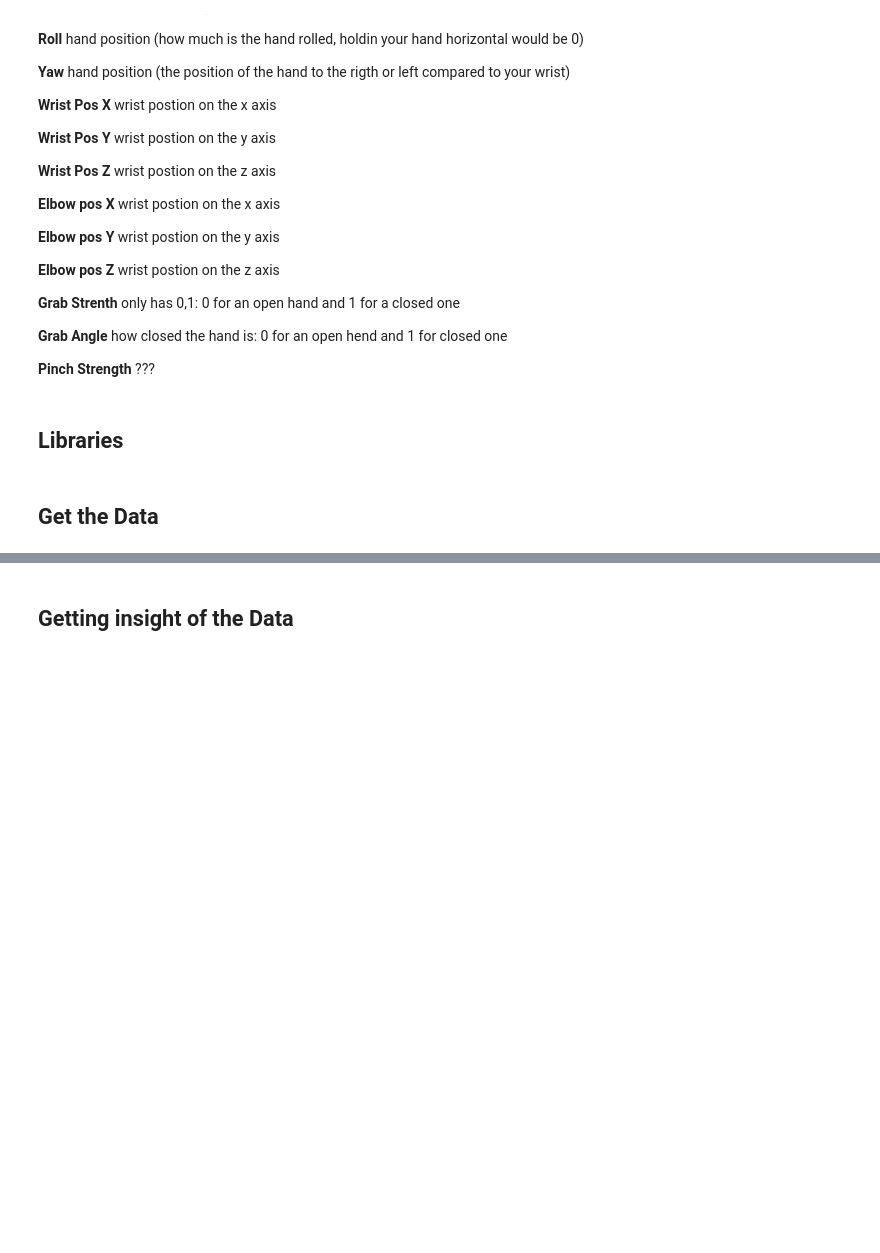
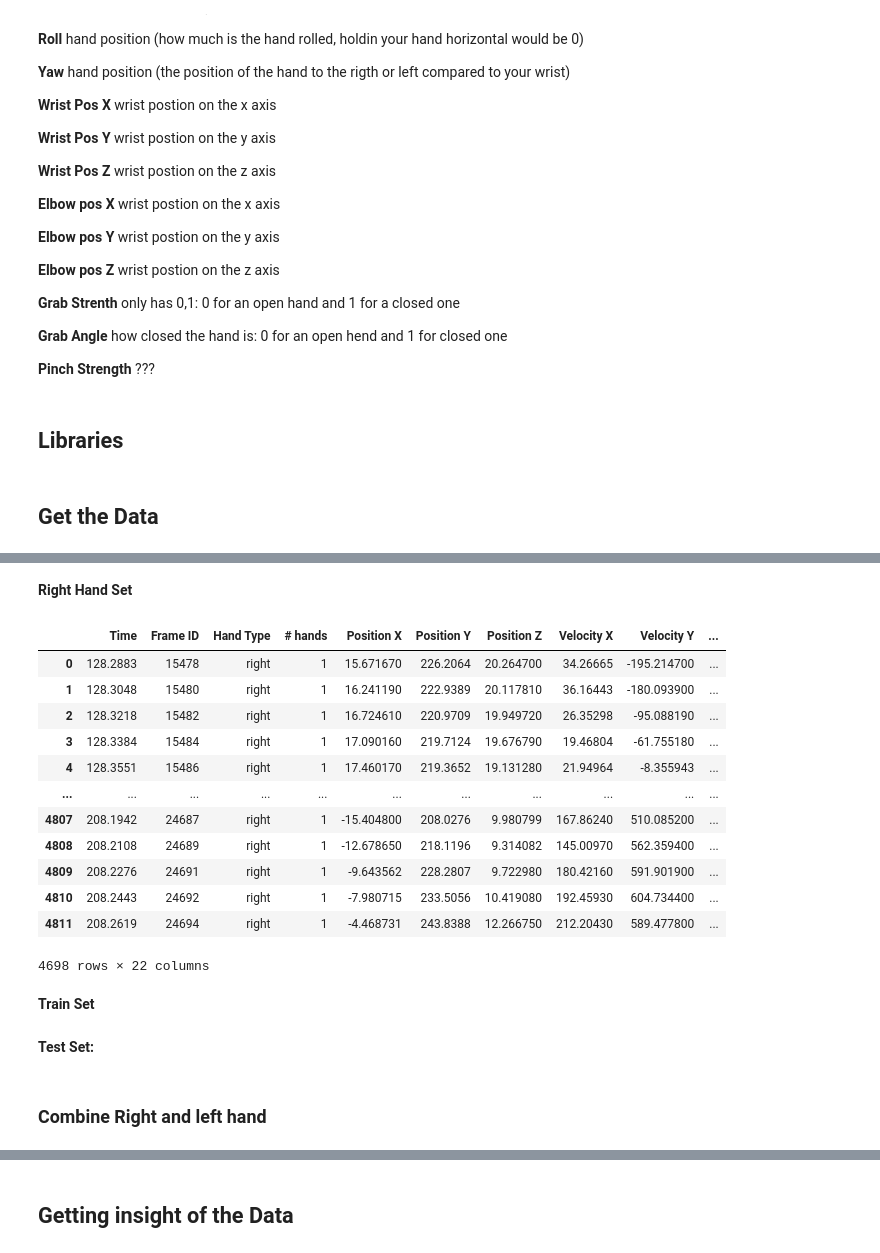
Before and after one commit to Inon-Sinn/Project-Gmar-2, a Jupyter notebook: Part 4 Hands.ipynb, the cells around one changed output, grey strips where cells are left out. Saved outputs shown, nothing was run; the diff lists cells and outputs as text; code cells hidden in the pictures; blank space fills up the shorter version.

```diff
--- a/Part 4 Hands.ipynb
+++ b/Part 4 Hands.ipynb
@@ -72,0 +170,28 @@ warnings.filterwarnings('ignore')
+# %%
+def Cleaning_Right_hand(df):
+    df2 = df[df[' Hand Type'] == 'right']
+    df3 = df2[df[' # hands'] == 1]
+    return df3
+# %% [markdown]
+**Right Hand Set**
+# %%
+Right_Hand = pd.read_csv('csv folder/Hand_Movement/HandRight.csv')
+Right_Hand = Cleaning_Right_hand(Right_Hand)
+# %%
+Right_Hand
+# %% [output]
+|  | Time | Frame ID | Hand Type | # hands | Position X | Position Y | Position Z | Velocity X | Velocity Y | ... |
+| 0 | 128.2883 | 15478 | right | 1 | 15.671670 | 226.2064 | 20.264700 | 34.26665 | -195.214700 | ... |
+| 1 | 128.3048 | 15480 | right | 1 | 16.241190 | 222.9389 | 20.117810 | 36.16443 | -180.093900 | ... |
+| 2 | 128.3218 | 15482 | right | 1 | 16.724610 | 220.9709 | 19.949720 | 26.35298 | -95.088190 | ... |
+| 3 | 128.3384 | 15484 | right | 1 | 17.090160 | 219.7124 | 19.676790 | 19.46804 | -61.755180 | ... |
+| 4 | 128.3551 | 15486 | right | 1 | 17.460170 | 219.3652 | 19.131280 | 21.94964 | -8.355943 | ... |
+| ... | ... | ... | ... | ... | ... | ... | ... | ... | ... | ... |
+| 4807 | 208.1942 | 24687 | right | 1 | -15.404800 | 208.0276 | 9.980799 | 167.86240 | 510.085200 | ... |
+| 4808 | 208.2108 | 24689 | right | 1 | -12.678650 | 218.1196 | 9.314082 | 145.00970 | 562.359400 | ... |
+| 4809 | 208.2276 | 24691 | right | 1 | -9.643562 | 228.2807 | 9.722980 | 180.42160 | 591.901900 | ... |
+| 4810 | 208.2443 | 24692 | right | 1 | -7.980715 | 233.5056 | 10.419080 | 192.45930 | 604.734400 | ... |
+| 4811 | 208.2619 | 24694 | right | 1 | -4.468731 | 243.8388 | 12.266750 | 212.20430 | 589.477800 | ... |
+4698 rows × 22 columns
+# %% [markdown]
+**Train Set**
@@ -72,0 +202,2 @@ warnings.filterwarnings('ignore')
+# %% [markdown]
+**Test Set:**
@@ -72,0 +208,2 @@ warnings.filterwarnings('ignore')
+# %% [markdown]
+### Combine Right and left hand
```
Also changed, not shown: parts of 60 cells of this notebook.
